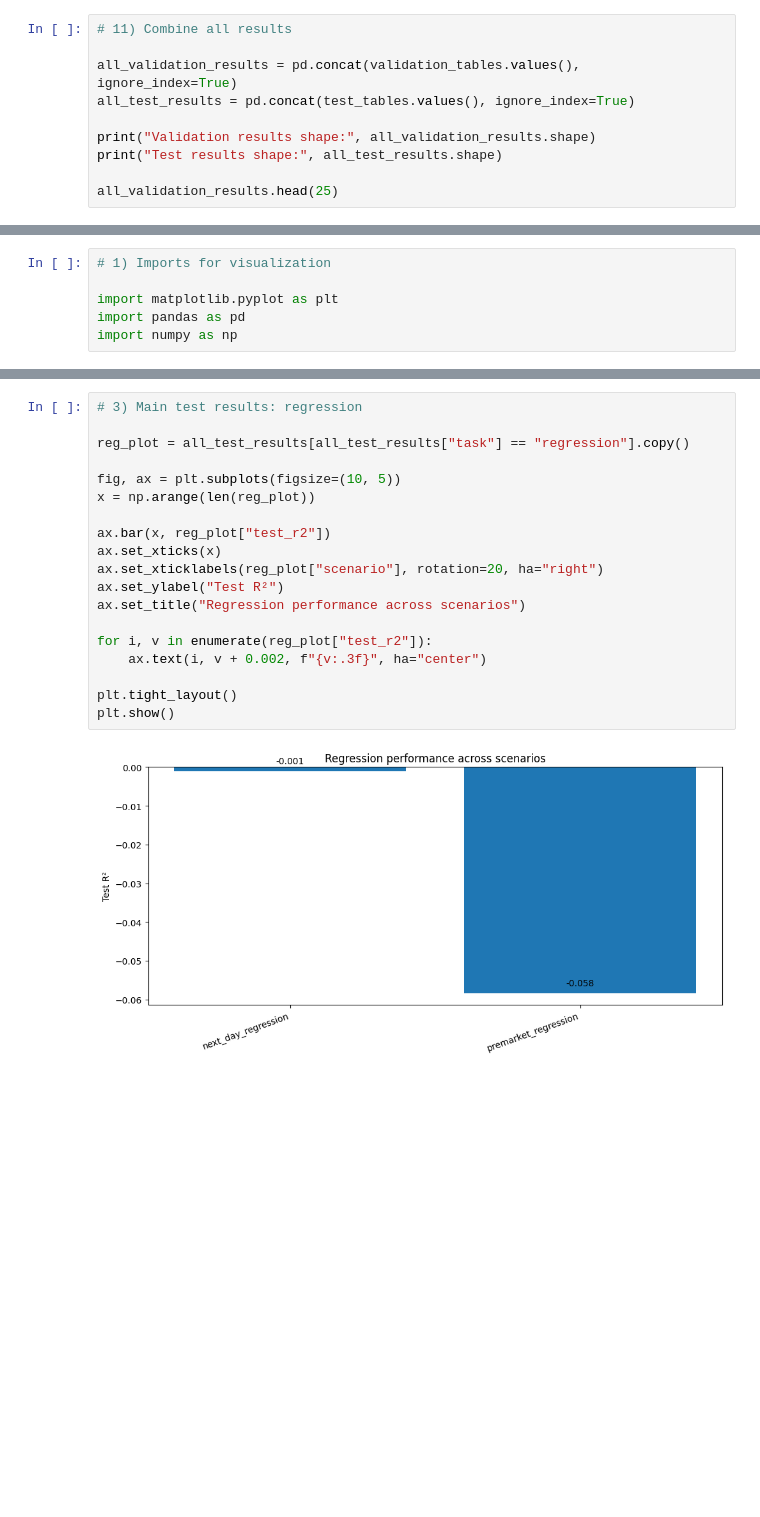
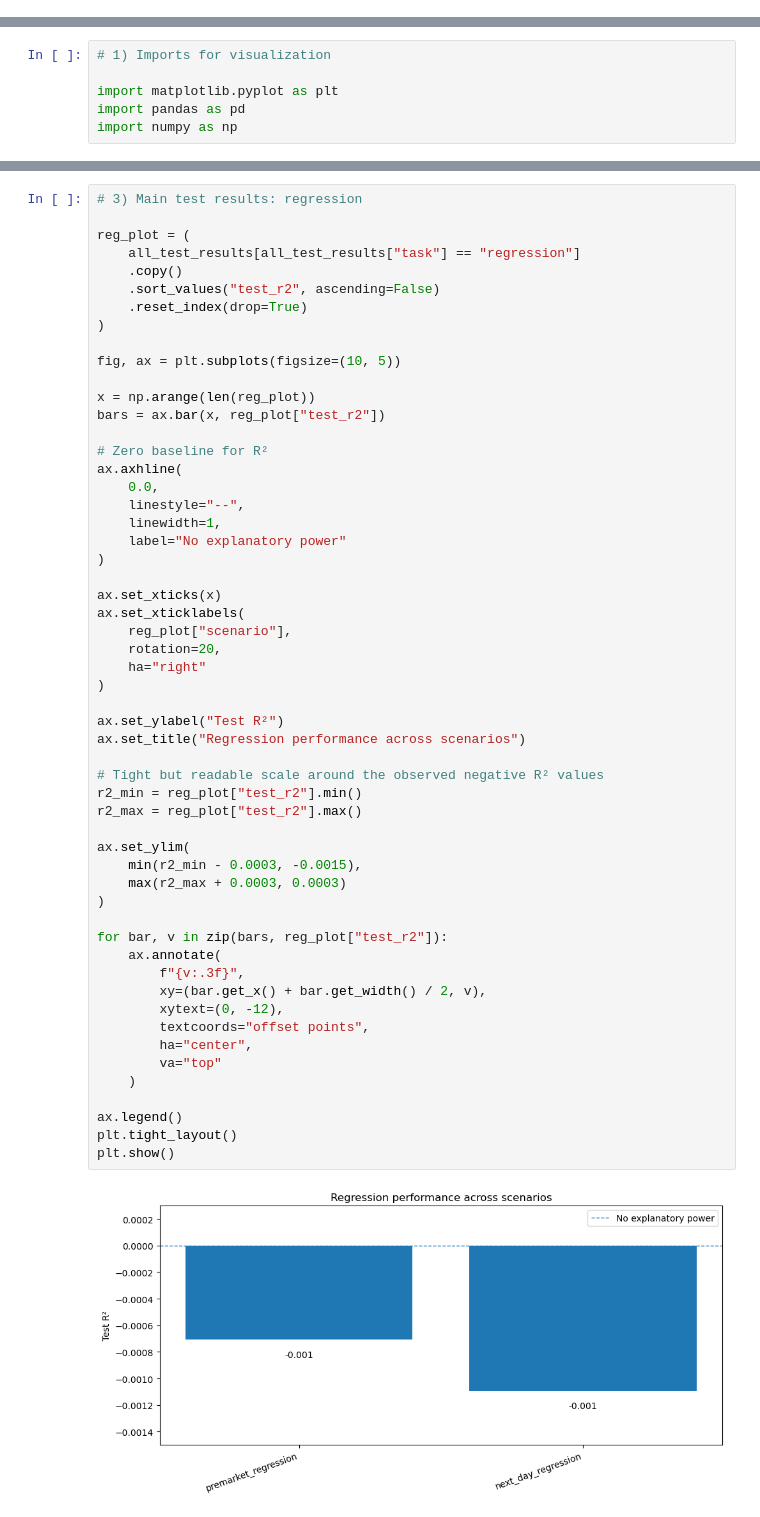
Before and after one commit to deercarla/trump-tweets-nlp, a Jupyter notebook: 5_modelling/modelling.ipynb, the cells around one changed output, grey strips where cells are left out. Saved outputs shown, nothing was run; the diff lists cells and outputs as text; blank space fills up the shorter version.

```diff
--- a/5_modelling/modelling.ipynb
+++ b/5_modelling/modelling.ipynb
@@ -617,10 +1100,0 @@ Overall, the results suggest that **predicting market direction is slightly more
-# %%
-# 11) Combine all results
-
-all_validation_results = pd.concat(validation_tables.values(), ignore_index=True)
-all_test_results = pd.concat(test_tables.values(), ignore_index=True)
-
-print("Validation results shape:", all_validation_results.shape)
-print("Test results shape:", all_test_results.shape)
-
-all_validation_results.head(25)
@@ -1656,21 +2685,57 @@ The main conclusion is that **predicting next-day market direction appears sligh
 # %%
 # 3) Main test results: regression
 
-reg_plot = all_test_results[all_test_results["task"] == "regression"].copy()
+reg_plot = (
+    all_test_results[all_test_results["task"] == "regression"]
+    .copy()
+    .sort_values("test_r2", ascending=False)
+    .reset_index(drop=True)
+)
 
 fig, ax = plt.subplots(figsize=(10, 5))
+
 x = np.arange(len(reg_plot))
+bars = ax.bar(x, reg_plot["test_r2"])
 
-ax.bar(x, reg_plot["test_r2"])
+# Zero baseline for R²
+ax.axhline(
+    0.0,
+    linestyle="--",
+    linewidth=1,
+    label="No explanatory power"
+)
+
 ax.set_xticks(x)
-ax.set_xticklabels(reg_plot["scenario"], rotation=20, ha="right")
+ax.set_xticklabels(
+    reg_plot["scenario"],
+    rotation=20,
+    ha="right"
+)
+
 ax.set_ylabel("Test R²")
 ax.set_title("Regression performance across scenarios")
 
-for i, v in enumerate(reg_plot["test_r2"]):
-    ax.text(i, v + 0.002, f"{v:.3f}", ha="center")
+# Tight but readable scale around the observed negative R² values
+r2_min = reg_plot["test_r2"].min()
+r2_max = reg_plot["test_r2"].max()
 
+ax.set_ylim(
+    min(r2_min - 0.0003, -0.0015),
+    max(r2_max + 0.0003, 0.0003)
+)
+
+for bar, v in zip(bars, reg_plot["test_r2"]):
+    ax.annotate(
+        f"{v:.3f}",
+        xy=(bar.get_x() + bar.get_width() / 2, v),
+        xytext=(0, -12),
+        textcoords="offset points",
+        ha="center",
+        va="top"
+    )
+
+ax.legend()
 plt.tight_layout()
 plt.show()
 # %% [output]
-[figure, old version]
+[figure, new version]
```
Also changed, not shown: parts of 50 cells of this notebook, 18 other files.
